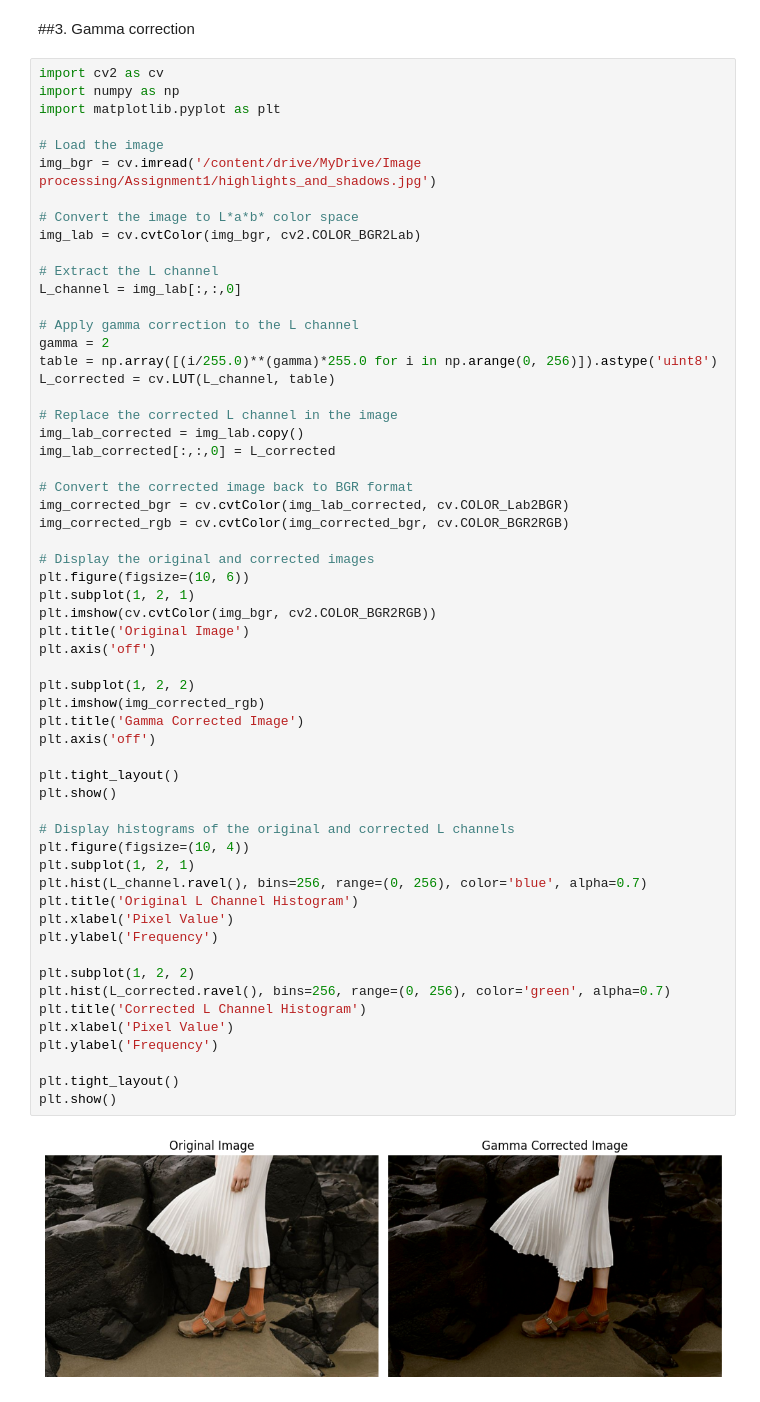
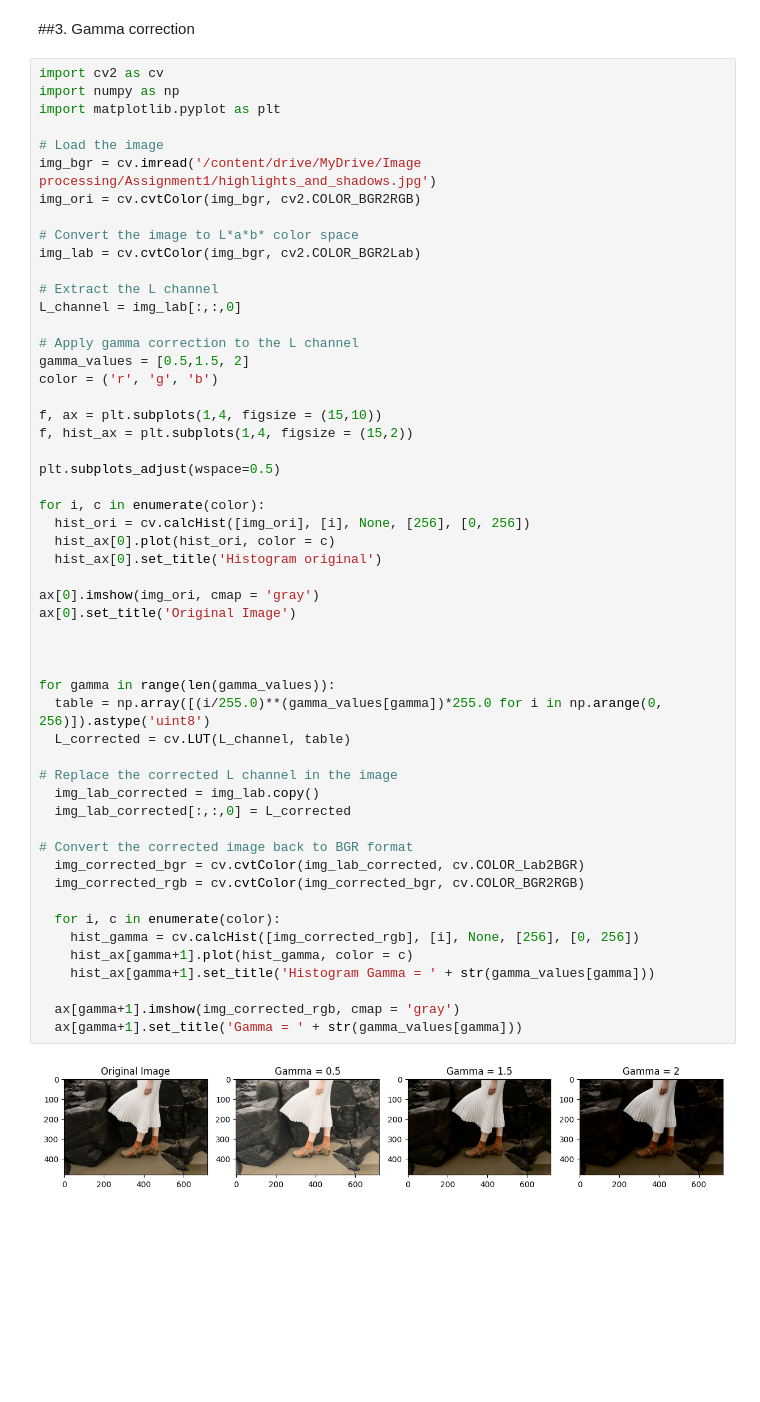
Before and after one commit to KavinduKariyawasam/Image_Processing, a Jupyter notebook: Assignment1.ipynb, the cells around one changed output. Cells and saved outputs as stored; diff of their text form; blank space fills up the shorter version.

```diff
--- a/Assignment1.ipynb
+++ b/Assignment1.ipynb
@@ -90,60 +120,55 @@ Text(0.5, 1.0, 'Accentuate white matter')
 # %%
 import cv2 as cv
 import numpy as np
 import matplotlib.pyplot as plt
 
 # Load the image
 img_bgr = cv.imread('/content/drive/MyDrive/Image processing/Assignment1/highlights_and_shadows.jpg')
+img_ori = cv.cvtColor(img_bgr, cv2.COLOR_BGR2RGB)
 
 # Convert the image to L*a*b* color space
 img_lab = cv.cvtColor(img_bgr, cv2.COLOR_BGR2Lab)
 
 # Extract the L channel
 L_channel = img_lab[:,:,0]
 
 # Apply gamma correction to the L channel
-gamma = 2
-table = np.array([(i/255.0)**(gamma)*255.0 for i in np.arange(0, 256)]).astype('uint8')
-L_corrected = cv.LUT(L_channel, table)
+gamma_values = [0.5,1.5, 2]
+color = ('r', 'g', 'b')
+
+f, ax = plt.subplots(1,4, figsize = (15,10))
+f, hist_ax = plt.subplots(1,4, figsize = (15,2))
+
+plt.subplots_adjust(wspace=0.5)
+
+for i, c in enumerate(color):
+  hist_ori = cv.calcHist([img_ori], [i], None, [256], [0, 256])
+  hist_ax[0].plot(hist_ori, color = c)
+  hist_ax[0].set_title('Histogram original')
+
+ax[0].imshow(img_ori, cmap = 'gray')
+ax[0].set_title('Original Image')
+
+
+
+for gamma in range(len(gamma_values)):
+  table = np.array([(i/255.0)**(gamma_values[gamma])*255.0 for i in np.arange(0, 256)]).astype('uint8')
+  L_corrected = cv.LUT(L_channel, table)
 
 # Replace the corrected L channel in the image
-img_lab_corrected = img_lab.copy()
-img_lab_corrected[:,:,0] = L_corrected
+  img_lab_corrected = img_lab.copy()
+  img_lab_corrected[:,:,0] = L_corrected
 
 # Convert the corrected image back to BGR format
-img_corrected_bgr = cv.cvtColor(img_lab_corrected, cv.COLOR_Lab2BGR)
-img_corrected_rgb = cv.cvtColor(img_corrected_bgr, cv.COLOR_BGR2RGB)
+  img_corrected_bgr = cv.cvtColor(img_lab_corrected, cv.COLOR_Lab2BGR)
+  img_corrected_rgb = cv.cvtColor(img_corrected_bgr, cv.COLOR_BGR2RGB)
 
-# Display the original and corrected images
-plt.figure(figsize=(10, 6))
-plt.subplot(1, 2, 1)
-plt.imshow(cv.cvtColor(img_bgr, cv2.COLOR_BGR2RGB))
-plt.title('Original Image')
-plt.axis('off')
+  for i, c in enumerate(color):
+    hist_gamma = cv.calcHist([img_corrected_rgb], [i], None, [256], [0, 256])
+    hist_ax[gamma+1].plot(hist_gamma, color = c)
+    hist_ax[gamma+1].set_title('Histogram Gamma = ' + str(gamma_values[gamma]))
 
-plt.subplot(1, 2, 2)
-plt.imshow(img_corrected_rgb)
-plt.title('Gamma Corrected Image')
-plt.axis('off')
-
-plt.tight_layout()
-plt.show()
-
-# Display histograms of the original and corrected L channels
-plt.figure(figsize=(10, 4))
-plt.subplot(1, 2, 1)
-plt.hist(L_channel.ravel(), bins=256, range=(0, 256), color='blue', alpha=0.7)
-plt.title('Original L Channel Histogram')
-plt.xlabel('Pixel Value')
-plt.ylabel('Frequency')
-
-plt.subplot(1, 2, 2)
-plt.hist(L_corrected.ravel(), bins=256, range=(0, 256), color='green', alpha=0.7)
-plt.title('Corrected L Channel Histogram')
-plt.xlabel('Pixel Value')
-plt.ylabel('Frequency')
-
-plt.tight_layout()
-plt.show()
+  ax[gamma+1].imshow(img_corrected_rgb, cmap = 'gray')
+  ax[gamma+1].set_title('Gamma = ' + str(gamma_values[gamma]))
 # %% [output]
-[figure, old version]
+[figure, new version]
```
Also changed, not shown: parts of 14 cells of this notebook.
